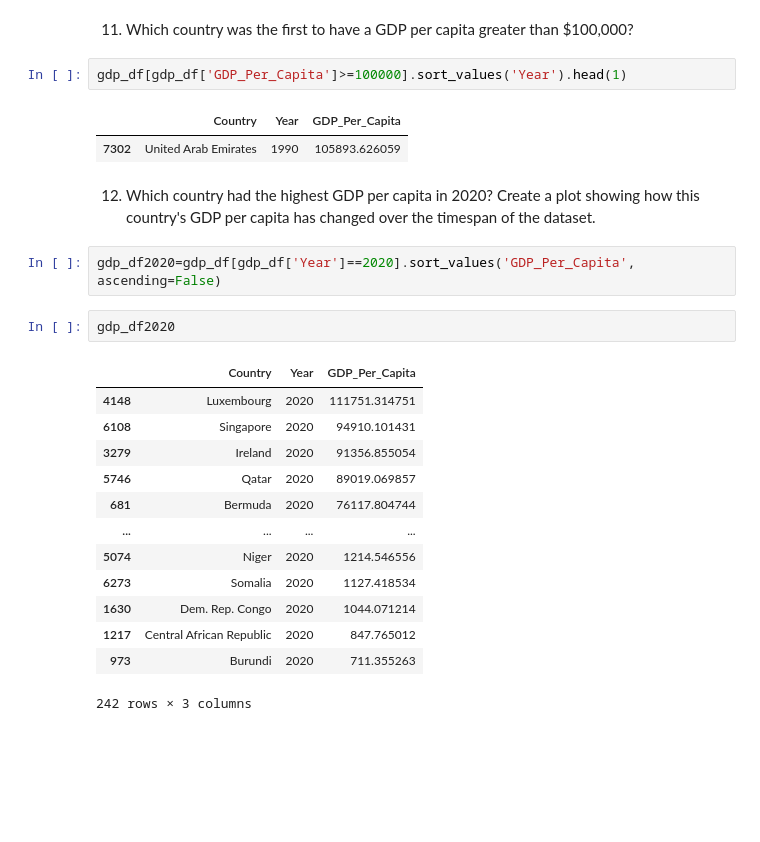
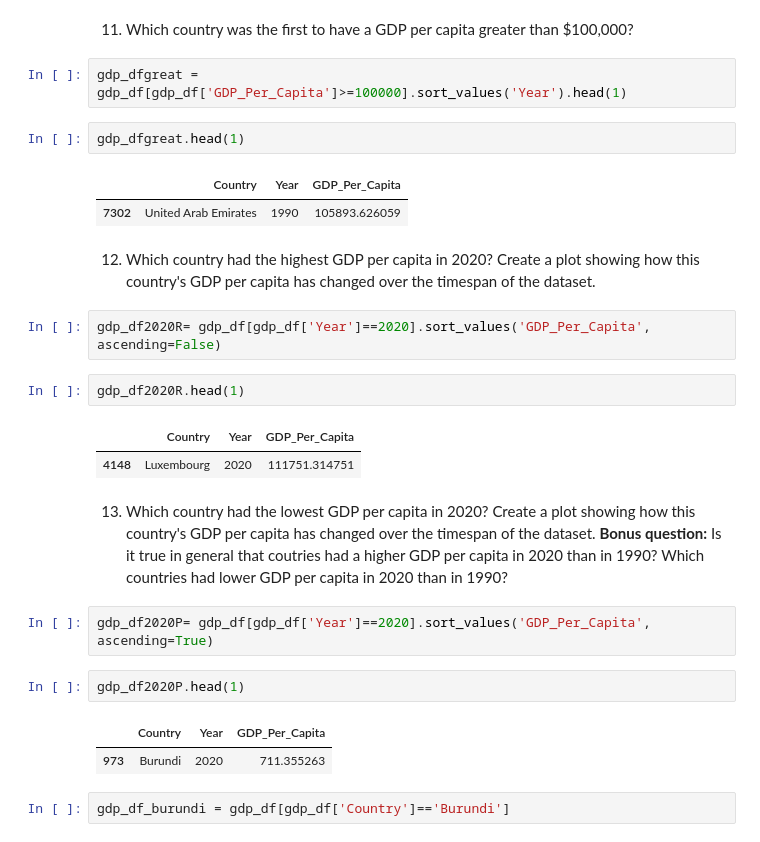
Before and after one commit to NSS-Data-Analytics-Cohort-12/un-python-John-ODell, a Jupyter notebook: notebooks/UN_JohnO.ipynb, the cells around one changed output. Cells and saved outputs as stored; diff of their text form; blank space fills up the shorter version.

```diff
--- a/notebooks/UN_JohnO.ipynb
+++ b/notebooks/UN_JohnO.ipynb
@@ -166,27 +173,30 @@ INSERT COMMENT mo' time, mo' money, mo' problems?
 # %% [markdown]
 11. Which country was the first to have a GDP per capita greater than $100,000?
 # %%
-gdp_df[gdp_df['GDP_Per_Capita']>=100000].sort_values('Year').head(1)
+gdp_dfgreat = gdp_df[gdp_df['GDP_Per_Capita']>=100000].sort_values('Year').head(1)
-# %% [output]
-|  | Country | Year | GDP_Per_Capita |
-| 7302 | United Arab Emirates | 1990 | 105893.626059 |
+# %%
+gdp_dfgreat.head(1)
+# %% [output]
+|  | Country | Year | GDP_Per_Capita |
+| 7302 | United Arab Emirates | 1990 | 105893.626059 |
 # %% [markdown]
 12. Which country had the highest GDP per capita in 2020? Create a plot showing how this country's GDP per capita has changed over the timespan of the dataset.
 # %%
-gdp_df2020=gdp_df[gdp_df['Year']==2020].sort_values('GDP_Per_Capita', ascending=False)
+gdp_df2020R= gdp_df[gdp_df['Year']==2020].sort_values('GDP_Per_Capita', ascending=False)
 # %%
-gdp_df2020
+gdp_df2020R.head(1)
 # %% [output]
 |  | Country | Year | GDP_Per_Capita |
 | 4148 | Luxembourg | 2020 | 111751.314751 |
-| 6108 | Singapore | 2020 | 94910.101431 |
-| 3279 | Ireland | 2020 | 91356.855054 |
-| 5746 | Qatar | 2020 | 89019.069857 |
-| 681 | Bermuda | 2020 | 76117.804744 |
-| ... | ... | ... | ... |
-| 5074 | Niger | 2020 | 1214.546556 |
-| 6273 | Somalia | 2020 | 1127.418534 |
-| 1630 | Dem. Rep. Congo | 2020 | 1044.071214 |
-| 1217 | Central African Republic | 2020 | 847.765012 |
-| 973 | Burundi | 2020 | 711.355263 |
-242 rows × 3 columns
+# %% [markdown]
+13. Which country had the lowest GDP per capita in 2020? Create a plot showing how this country's GDP per capita has changed over the timespan of the dataset.
+**Bonus question:** Is it true in general that coutries had a higher GDP per capita in 2020 than in 1990? Which countries had lower GDP per capita in 2020 than in 1990?
+# %%
+gdp_df2020P= gdp_df[gdp_df['Year']==2020].sort_values('GDP_Per_Capita', ascending=True)
+# %%
+gdp_df2020P.head(1)
+# %% [output]
+|  | Country | Year | GDP_Per_Capita |
+| 973 | Burundi | 2020 | 711.355263 |
+# %%
+gdp_df_burundi = gdp_df[gdp_df['Country']=='Burundi']
```
Also changed, not shown: parts of 6 cells of this notebook.
